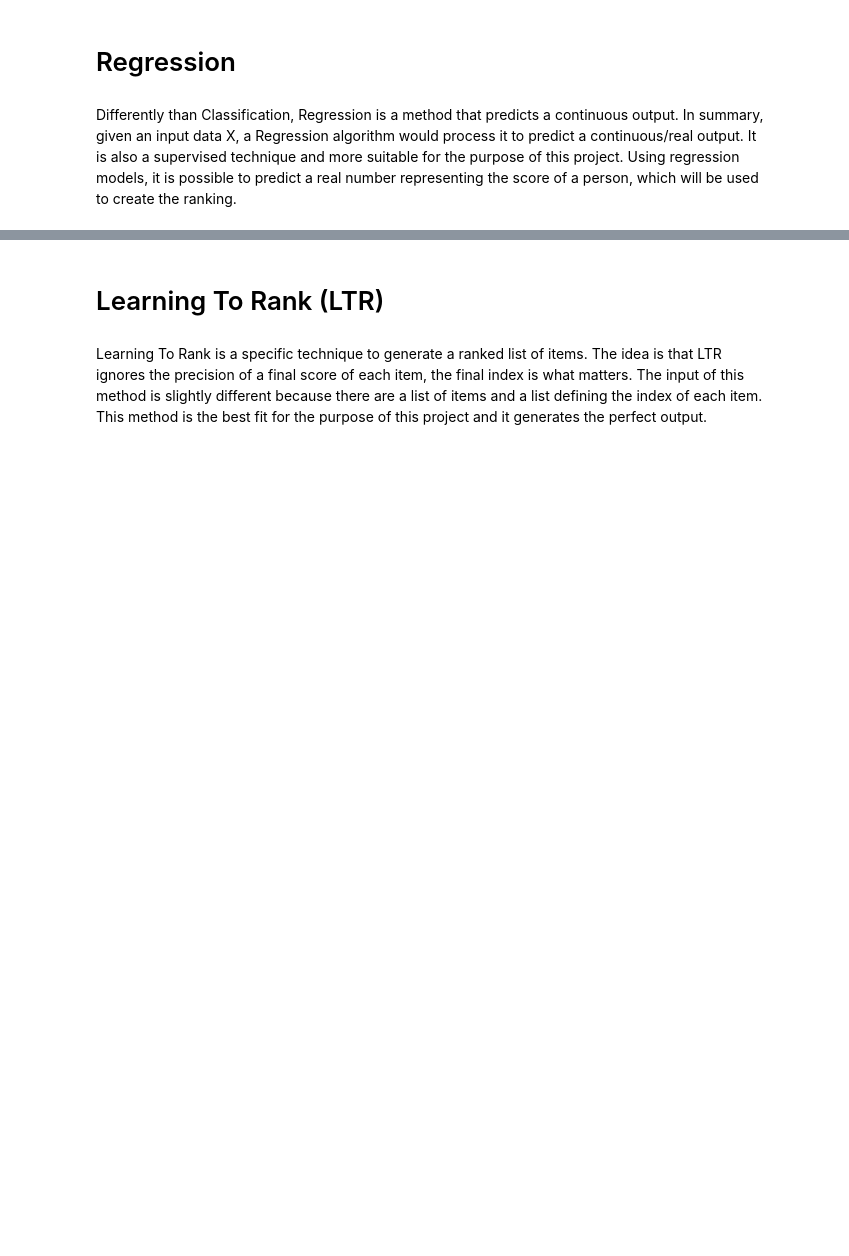
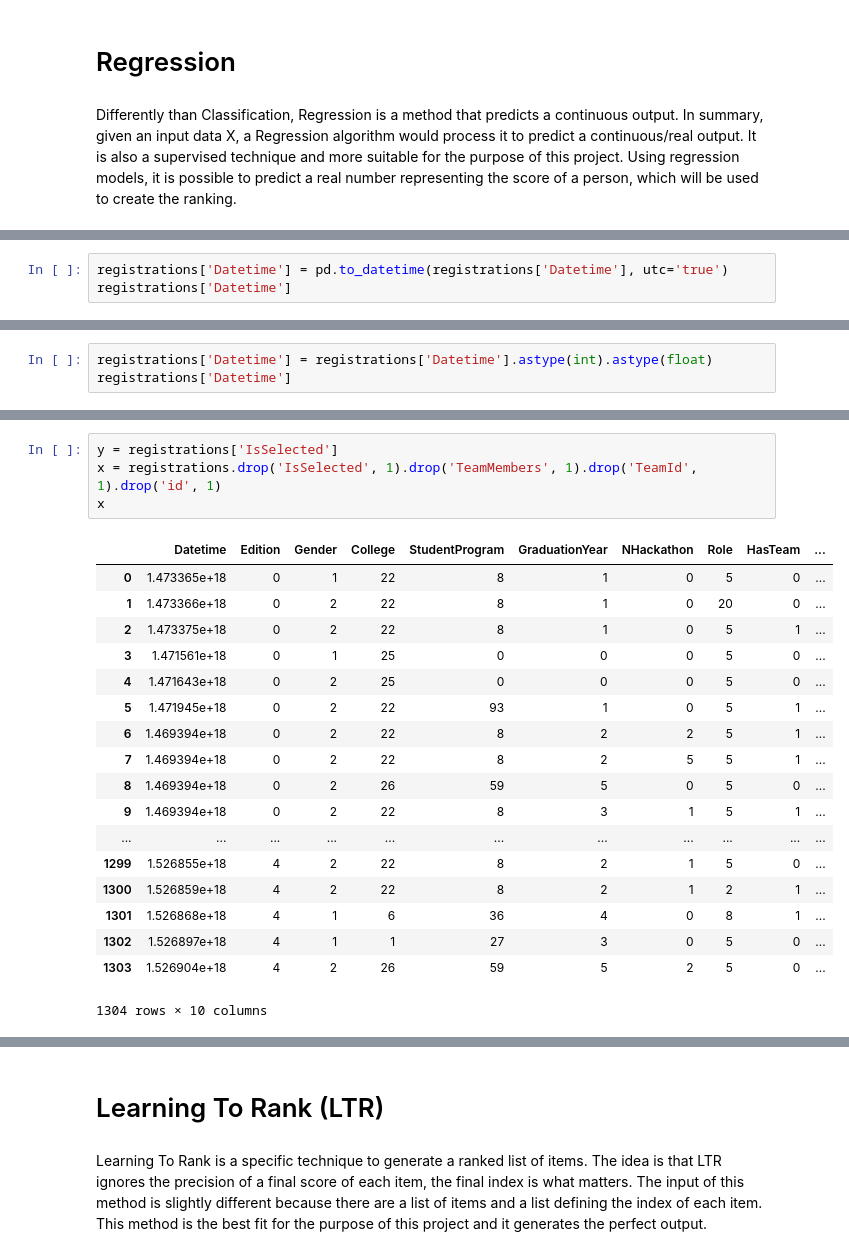
Before and after one commit to yurickyh/HackathonUSPRanking, a Jupyter notebook: HackathonUspRanking.ipynb, the cells around one changed output, grey strips where cells are left out. Saved outputs shown, nothing was run; the diff lists cells and outputs as text; blank space fills up the shorter version.

```diff
--- a/HackathonUspRanking.ipynb
+++ b/HackathonUspRanking.ipynb
@@ -8,0 +73,3 @@ Differently than Classification, Regression is a method that predicts a continuo
+# %%
+registrations['Datetime'] = pd.to_datetime(registrations['Datetime'], utc='true')
+registrations['Datetime']
@@ -8,0 +94,3 @@ Differently than Classification, Regression is a method that predicts a continuo
+# %%
+registrations['Datetime'] = registrations['Datetime'].astype(int).astype(float)
+registrations['Datetime']
@@ -8,0 +115,23 @@ Differently than Classification, Regression is a method that predicts a continuo
+# %%
+y = registrations['IsSelected']
+x = registrations.drop('IsSelected', 1).drop('TeamMembers', 1).drop('TeamId', 1).drop('id', 1)
+x
+# %% [output]
+|  | Datetime | Edition | Gender | College | StudentProgram | GraduationYear | NHackathon | Role | HasTeam | ... |
+| 0 | 1.473365e+18 | 0 | 1 | 22 | 8 | 1 | 0 | 5 | 0 | ... |
+| 1 | 1.473366e+18 | 0 | 2 | 22 | 8 | 1 | 0 | 20 | 0 | ... |
+| 2 | 1.473375e+18 | 0 | 2 | 22 | 8 | 1 | 0 | 5 | 1 | ... |
+| 3 | 1.471561e+18 | 0 | 1 | 25 | 0 | 0 | 0 | 5 | 0 | ... |
+| 4 | 1.471643e+18 | 0 | 2 | 25 | 0 | 0 | 0 | 5 | 0 | ... |
+| 5 | 1.471945e+18 | 0 | 2 | 22 | 93 | 1 | 0 | 5 | 1 | ... |
+| 6 | 1.469394e+18 | 0 | 2 | 22 | 8 | 2 | 2 | 5 | 1 | ... |
+| 7 | 1.469394e+18 | 0 | 2 | 22 | 8 | 2 | 5 | 5 | 1 | ... |
+| 8 | 1.469394e+18 | 0 | 2 | 26 | 59 | 5 | 0 | 5 | 0 | ... |
+| 9 | 1.469394e+18 | 0 | 2 | 22 | 8 | 3 | 1 | 5 | 1 | ... |
+| ... | ... | ... | ... | ... | ... | ... | ... | ... | ... | ... |
+| 1299 | 1.526855e+18 | 4 | 2 | 22 | 8 | 2 | 1 | 5 | 0 | ... |
+| 1300 | 1.526859e+18 | 4 | 2 | 22 | 8 | 2 | 1 | 2 | 1 | ... |
+| 1301 | 1.526868e+18 | 4 | 1 | 6 | 36 | 4 | 0 | 8 | 1 | ... |
+| 1302 | 1.526897e+18 | 4 | 1 | 1 | 27 | 3 | 0 | 5 | 0 | ... |
+| 1303 | 1.526904e+18 | 4 | 2 | 26 | 59 | 5 | 2 | 5 | 0 | ... |
+1304 rows × 10 columns
```
Also changed, not shown: parts of 12 cells of this notebook.
